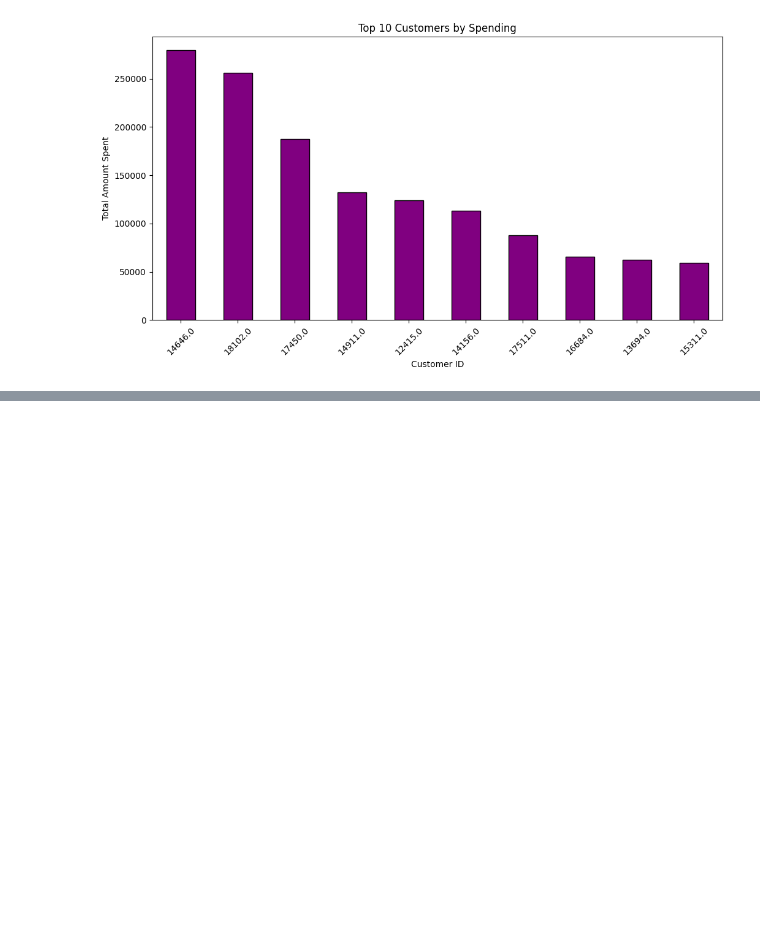
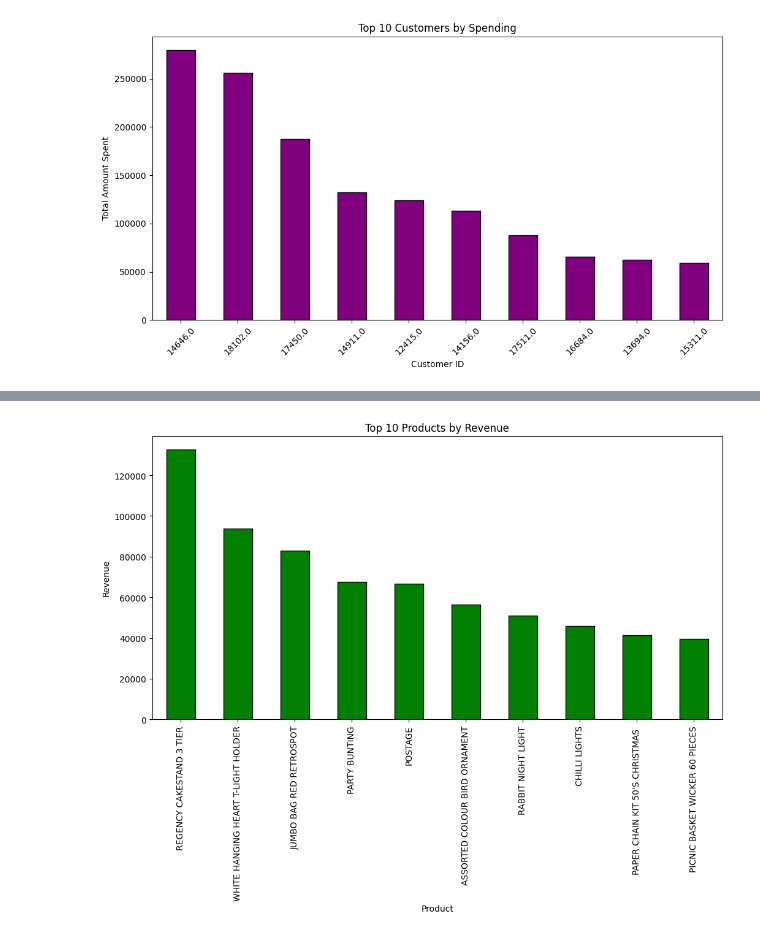
Before and after one commit to shreyabirajdar25-eng/RetailPulse, a Jupyter notebook: EDA.ipynb, the cells around one changed output, grey strips where cells are left out. Saved outputs shown, nothing was run; the diff lists cells and outputs as text; code cells hidden in the pictures; blank space fills up the shorter version.

```diff
--- a/EDA.ipynb
+++ b/EDA.ipynb
@@ -213,0 +241,17 @@ plt.show()
+# %%
+top_products_revenue = df.groupby("Description")["TotalPrice"].sum().sort_values(ascending=False).head(10)
+
+plt.figure(figsize=(12,6))
+top_products_revenue.plot(
+    kind="bar",
+    color="green",
+    edgecolor="black"
+)
+
+plt.title("Top 10 Products by Revenue")
+plt.xlabel("Product")
+plt.ylabel("Revenue")
+plt.xticks(rotation=90)
+plt.show()
+# %% [output]
+[figure, added]
```
Also changed, not shown: parts of 13 cells of this notebook, 3 other files.
